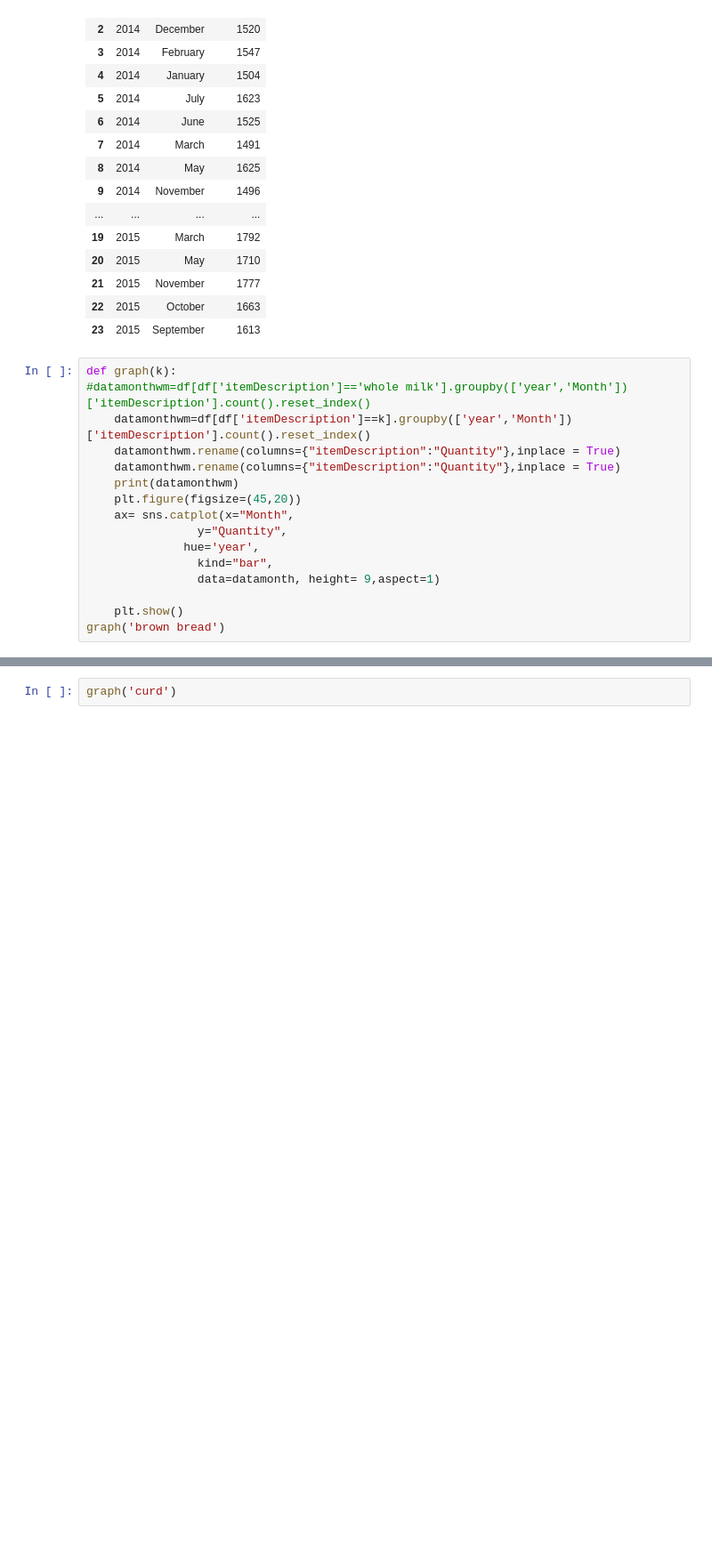
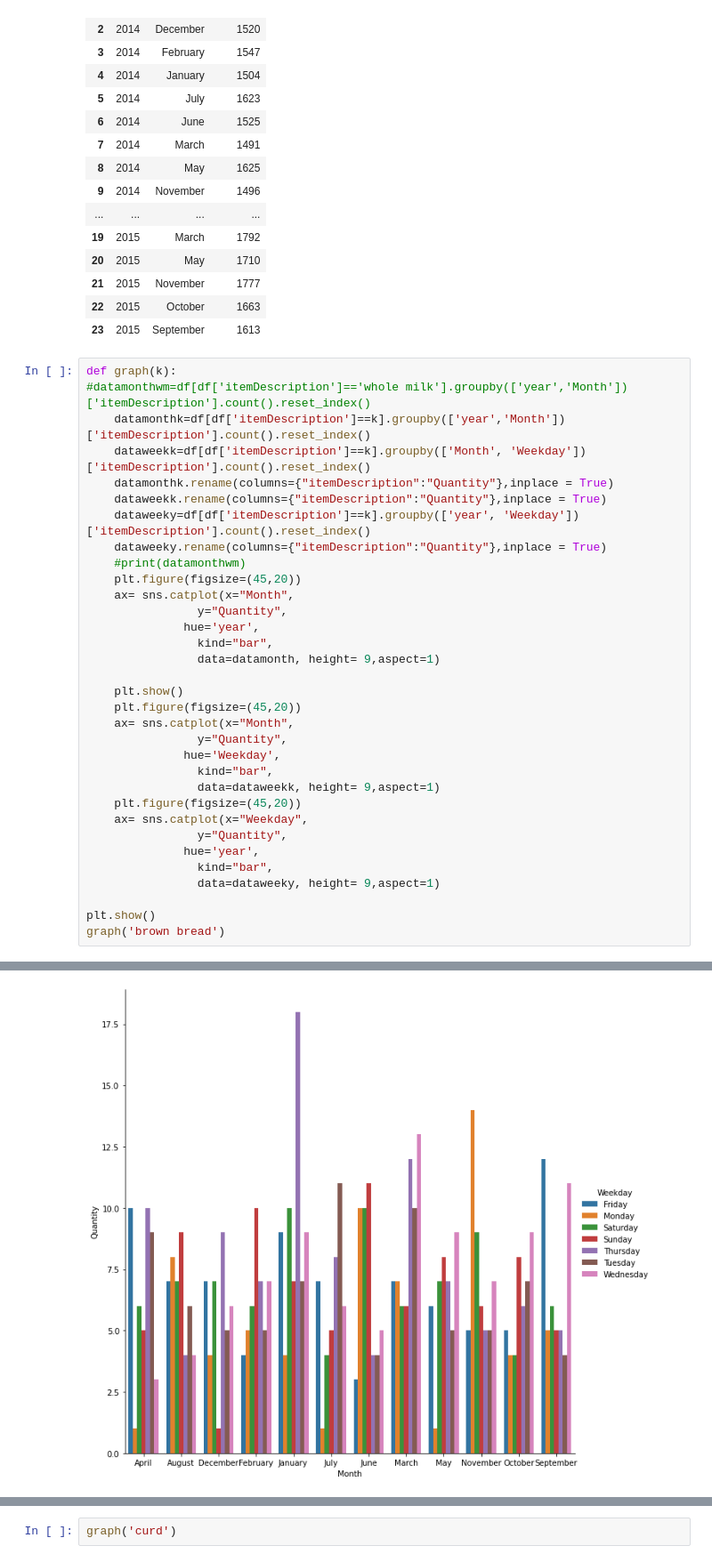
Before and after one commit to Sumedhachak/-Tfod, a Jupyter notebook: market-basket-analysis.ipynb, the cells around one changed output, grey strips where cells are left out. Shown at 89% size. Saved outputs shown, nothing was run; the diff lists cells and outputs as text; blank space fills up the shorter version.

```diff
--- a/market-basket-analysis.ipynb
+++ b/market-basket-analysis.ipynb
@@ -293,10 +293,13 @@ datamonth
 # %%
 def graph(k):
 #datamonthwm=df[df['itemDescription']=='whole milk'].groupby(['year','Month'])['itemDescription'].count().reset_index()
-    datamonthwm=df[df['itemDescription']==k].groupby(['year','Month'])['itemDescription'].count().reset_index()
-    datamonthwm.rename(columns={"itemDescription":"Quantity"},inplace = True)
-    datamonthwm.rename(columns={"itemDescription":"Quantity"},inplace = True)
-    print(datamonthwm)
+    datamonthk=df[df['itemDescription']==k].groupby(['year','Month'])['itemDescription'].count().reset_index()
+    dataweekk=df[df['itemDescription']==k].groupby(['Month', 'Weekday'])['itemDescription'].count().reset_index()
+    datamonthk.rename(columns={"itemDescription":"Quantity"},inplace = True)
+    dataweekk.rename(columns={"itemDescription":"Quantity"},inplace = True)
+    dataweeky=df[df['itemDescription']==k].groupby(['year', 'Weekday'])['itemDescription'].count().reset_index()
+    dataweeky.rename(columns={"itemDescription":"Quantity"},inplace = True)
+    #print(datamonthwm)
     plt.figure(figsize=(45,20))
     ax= sns.catplot(x="Month",
                 y="Quantity",
@@ -305,5 +308,19 @@ def graph(k):
                 data=datamonth, height= 9,aspect=1)
 
     plt.show()
+    plt.figure(figsize=(45,20))
+    ax= sns.catplot(x="Month",
+                y="Quantity",
+              hue='Weekday',
+                kind="bar",
+                data=dataweekk, height= 9,aspect=1)
+    plt.figure(figsize=(45,20))
+    ax= sns.catplot(x="Weekday",
+                y="Quantity",
+              hue='year',
+                kind="bar",
+                data=dataweeky, height= 9,aspect=1)
+
+plt.show()
 graph('brown bread')
 # %% [output]
@@ -328,0 +330 @@ graph('brown bread')
+[figure, added]
```
Also changed, not shown: parts of 3 cells of this notebook.
